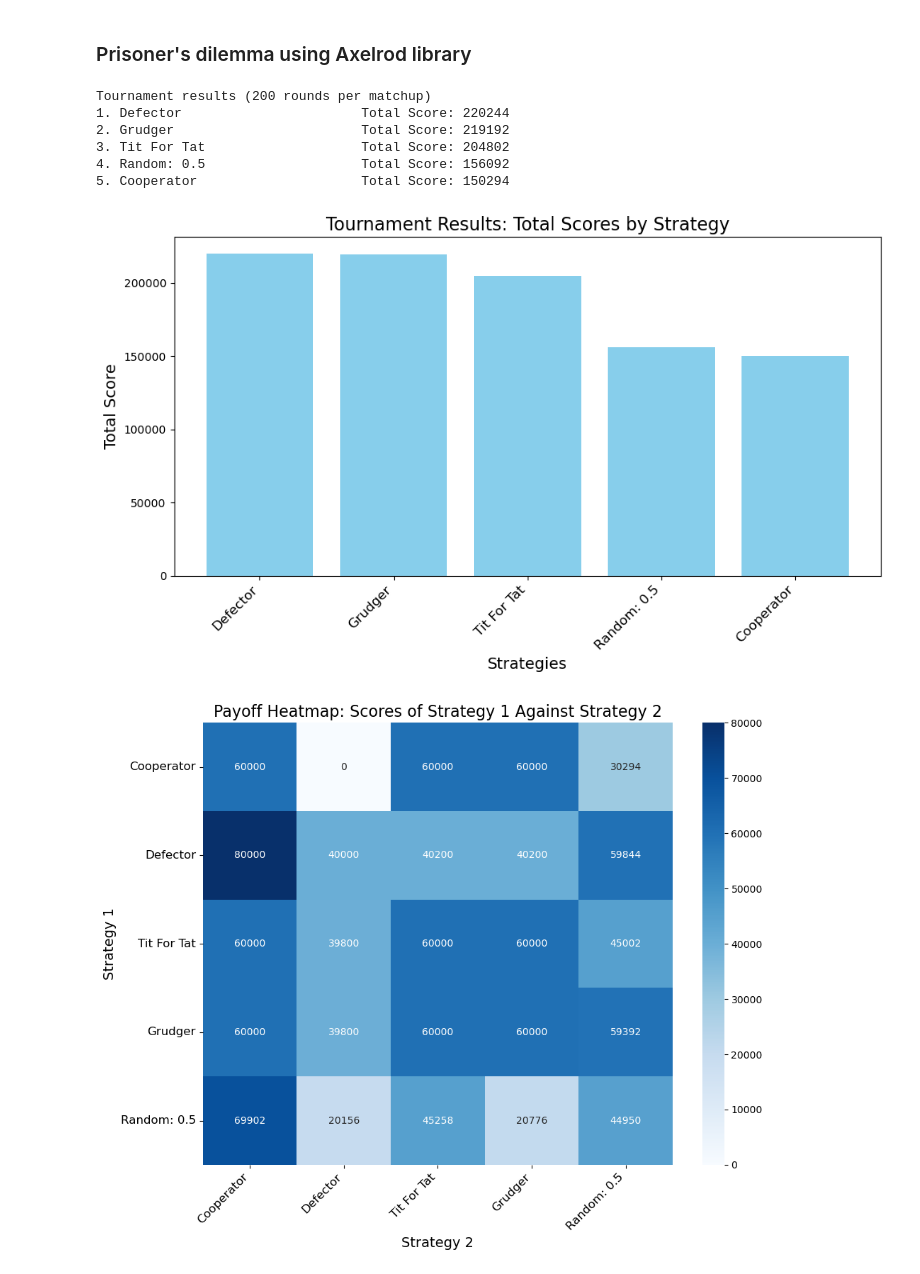
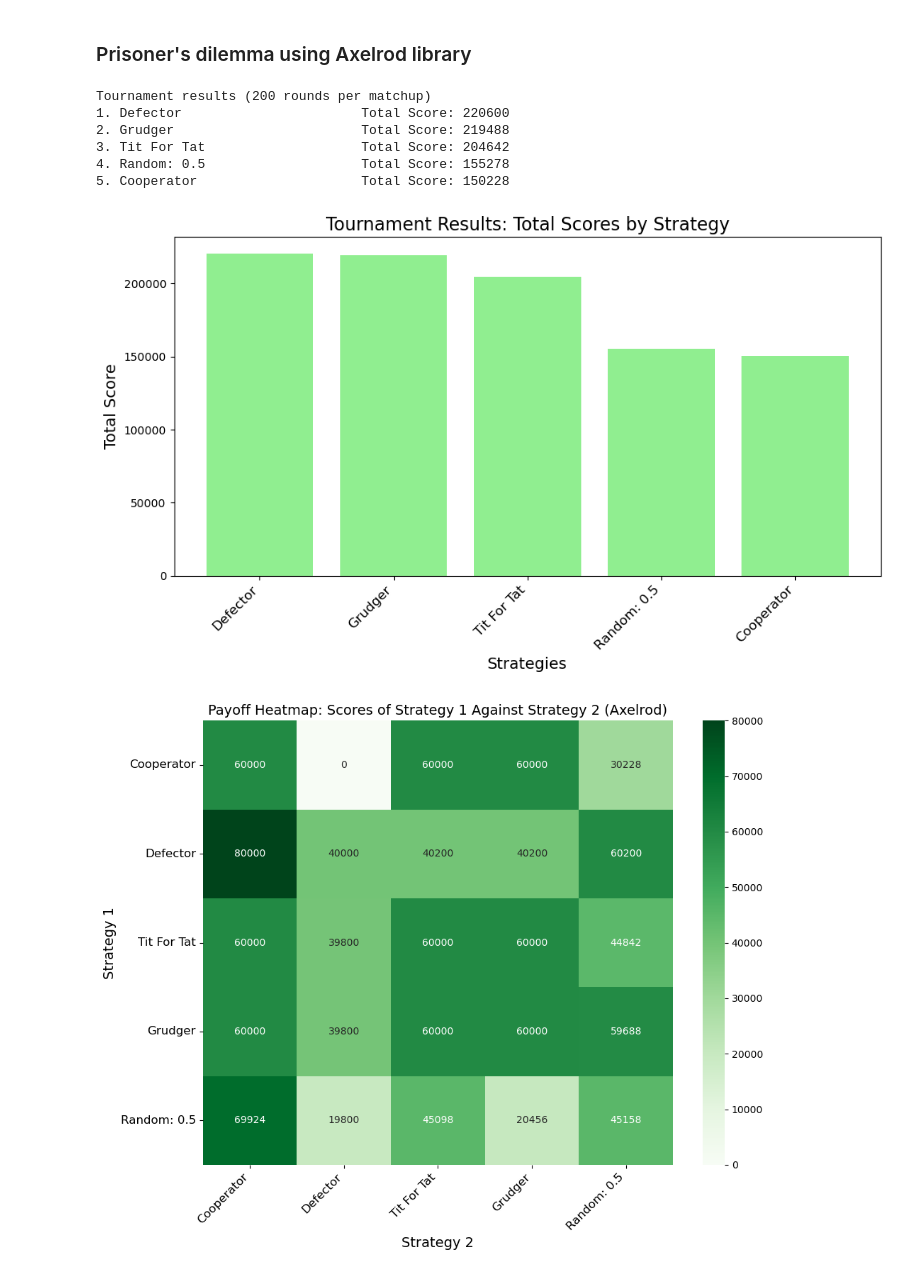
Before and after one commit to nicolasreichardt/algorithmic-game-theory, a Jupyter notebook: prisoners_dilemma_axelrod.ipynb, the cells around one changed output. Saved outputs shown, nothing was run; the diff lists cells and outputs as text; code cells hidden in the pictures.

```diff
--- a/prisoners_dilemma_axelrod.ipynb
+++ b/prisoners_dilemma_axelrod.ipynb
@@ -53,42 +53,42 @@ def create_visualisation(results, strategies, sorted_results):
     scores = [score for _, score in sorted_results]
 
     plt.figure(figsize=(10, 6))
-    plt.bar(strategy_names, scores, color='skyblue')
+    plt.bar(strategy_names, scores, color='lightgreen')
     plt.title("Tournament Results: Total Scores by Strategy", fontsize=16)
     plt.xlabel("Strategies", fontsize=14)
     plt.ylabel("Total Score", fontsize=14)
     plt.xticks(rotation=45, ha='right', fontsize=12)
     plt.tight_layout()
     plt.show()
 
     # Then, the heatmap
     payoff_matrix = results.payoff_matrix
     strategy_names_orig = [str(s) for s in strategies]
     total_payoff_matrix = np.array(payoff_matrix) * 200 * 50 # turns * repetitions
 
-    # DataFrame for heatmap
+    # DataFrame is used for the heatmap
     pivot = pd.DataFrame(total_payoff_matrix,
                         index=strategy_names_orig,
                         columns=strategy_names_orig)
 
     plt.figure(figsize=(10, 8))
-    sns.heatmap(pivot, annot=True, fmt=".0f", cmap="Blues", cbar=True)
-    plt.title("Payoff Heatmap: Scores of Strategy 1 Against Strategy 2", fontsize=16)
+    sns.heatmap(pivot, annot=True, fmt=".0f", cmap="Greens", cbar=True)
+    plt.title("Payoff Heatmap: Scores of Strategy 1 Against Strategy 2 (Axelrod)", fontsize=14)
     plt.xlabel("Strategy 2", fontsize=14)
     plt.ylabel("Strategy 1", fontsize=14)
     plt.xticks(rotation=45, ha='right', fontsize=12)
     plt.yticks(rotation=0, fontsize=12)
     plt.tight_layout()
     plt.show()
 
 # Running the tournament
 results, strategies = run_axelrod_tournament()
 # %% [output]
 Tournament results (200 rounds per matchup)
-1. Defector                       Total Score: 220244
-2. Grudger                        Total Score: 219192
-3. Tit For Tat                    Total Score: 204802
-4. Random: 0.5                    Total Score: 156092
-5. Cooperator                     Total Score: 150294
+1. Defector                       Total Score: 220600
+2. Grudger                        Total Score: 219488
+3. Tit For Tat                    Total Score: 204642
+4. Random: 0.5                    Total Score: 155278
+5. Cooperator                     Total Score: 150228
-[figure, old version]
+[figure, new version]
-[figure, old version]
+[figure, new version]
```
Also changed, not shown: 3 other files.
